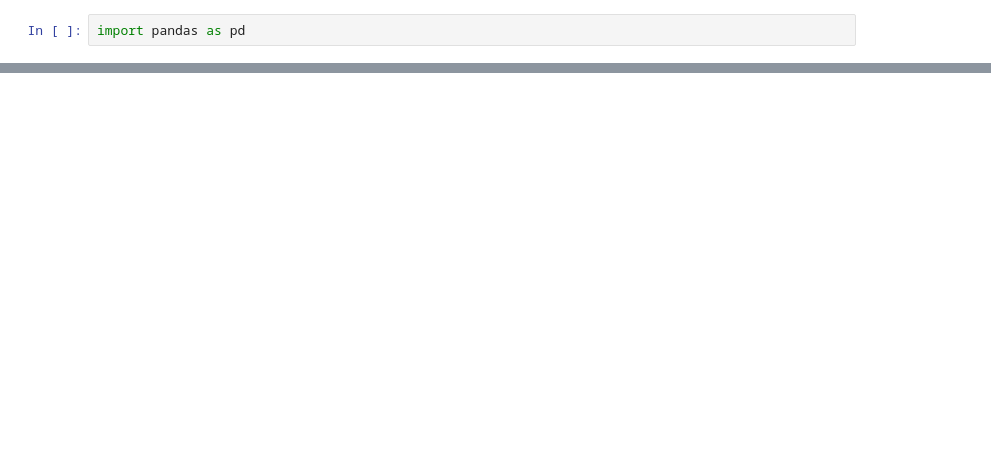
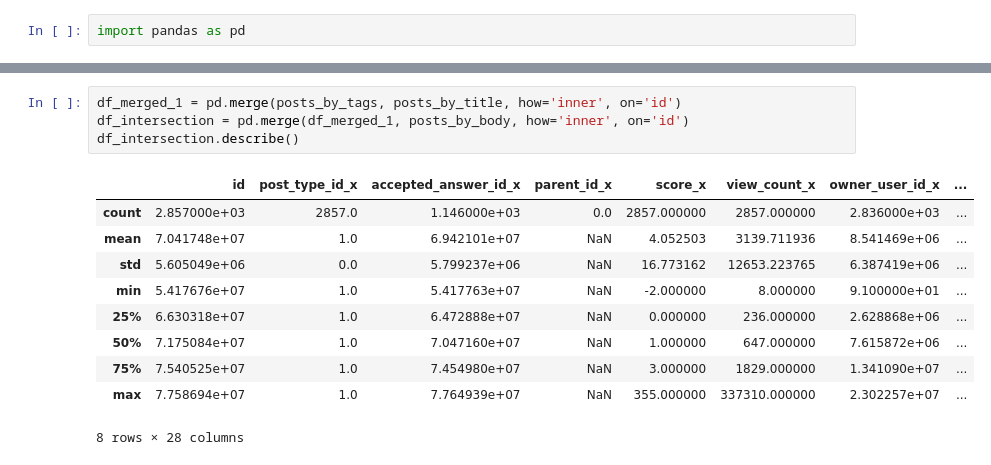
Before and after one commit to sandro-hernandez/GA_Developer_Needs_replication_package, a Jupyter notebook: Taxonomy/taxonomy.ipynb, the cells around one changed output, grey strips where cells are left out. Saved outputs shown, nothing was run; the diff lists cells and outputs as text; blank space fills up the shorter version.

```diff
--- a/Taxonomy/taxonomy.ipynb
+++ b/Taxonomy/taxonomy.ipynb
@@ -28,0 +53,15 @@ memory usage: 1.4+ MB
+# %%
+df_merged_1 = pd.merge(posts_by_tags, posts_by_title, how='inner', on='id')
+df_intersection = pd.merge(df_merged_1, posts_by_body, how='inner', on='id')
+df_intersection.describe()
+# %% [output]
+|  | id | post_type_id_x | accepted_answer_id_x | parent_id_x | score_x | view_count_x | owner_user_id_x | ... |
+| count | 2.857000e+03 | 2857.0 | 1.146000e+03 | 0.0 | 2857.000000 | 2857.000000 | 2.836000e+03 | ... |
+| mean | 7.041748e+07 | 1.0 | 6.942101e+07 | NaN | 4.052503 | 3139.711936 | 8.541469e+06 | ... |
+| std | 5.605049e+06 | 0.0 | 5.799237e+06 | NaN | 16.773162 | 12653.223765 | 6.387419e+06 | ... |
+| min | 5.417676e+07 | 1.0 | 5.417763e+07 | NaN | -2.000000 | 8.000000 | 9.100000e+01 | ... |
+| 25% | 6.630318e+07 | 1.0 | 6.472888e+07 | NaN | 0.000000 | 236.000000 | 2.628868e+06 | ... |
+| 50% | 7.175084e+07 | 1.0 | 7.047160e+07 | NaN | 1.000000 | 647.000000 | 7.615872e+06 | ... |
+| 75% | 7.540525e+07 | 1.0 | 7.454980e+07 | NaN | 3.000000 | 1829.000000 | 1.341090e+07 | ... |
+| max | 7.758694e+07 | 1.0 | 7.764939e+07 | NaN | 355.000000 | 337310.000000 | 2.302257e+07 | ... |
+8 rows × 28 columns
```
Also changed, not shown: parts of 12 cells of this notebook, 1 other file.
